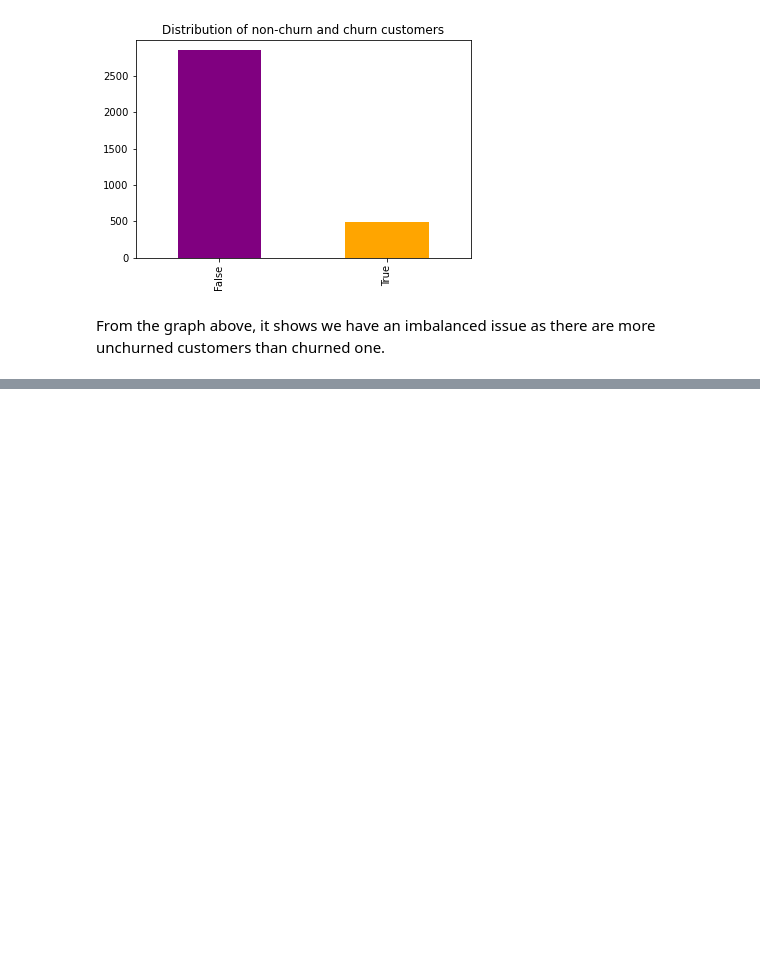
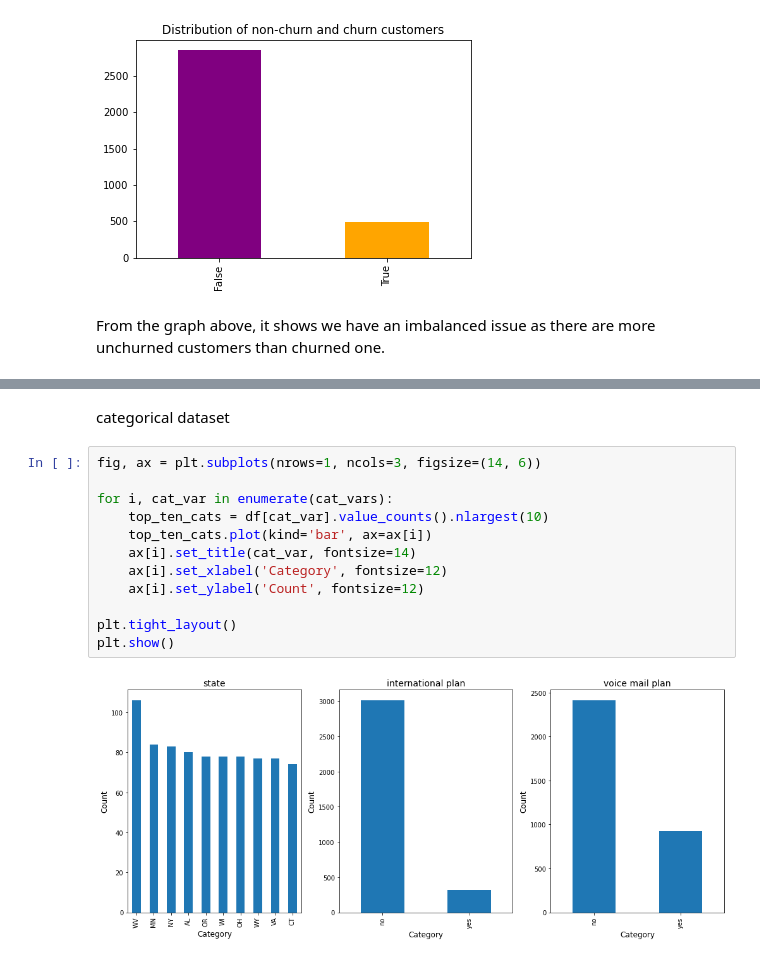
Before and after one commit to ann-mw/phase-3-project, a Jupyter notebook: Untitled.ipynb, the cells around one changed output, grey strips where cells are left out. Drawn from its saved outputs; the diff is of its cells as text; blank space fills up the shorter version.

```diff
--- a/Untitled.ipynb
+++ b/Untitled.ipynb
@@ -179,0 +182,16 @@ def perform_eda(X):
+# %% [markdown]
+categorical dataset
+# %%
+fig, ax = plt.subplots(nrows=1, ncols=3, figsize=(14, 6))
+
+for i, cat_var in enumerate(cat_vars):
+    top_ten_cats = df[cat_var].value_counts().nlargest(10)
+    top_ten_cats.plot(kind='bar', ax=ax[i])
+    ax[i].set_title(cat_var, fontsize=14)
+    ax[i].set_xlabel('Category', fontsize=12)
+    ax[i].set_ylabel('Count', fontsize=12)
+
+plt.tight_layout()
+plt.show()
+# %% [output]
+[figure, added]
```
Also changed, not shown: parts of 25 cells of this notebook.
